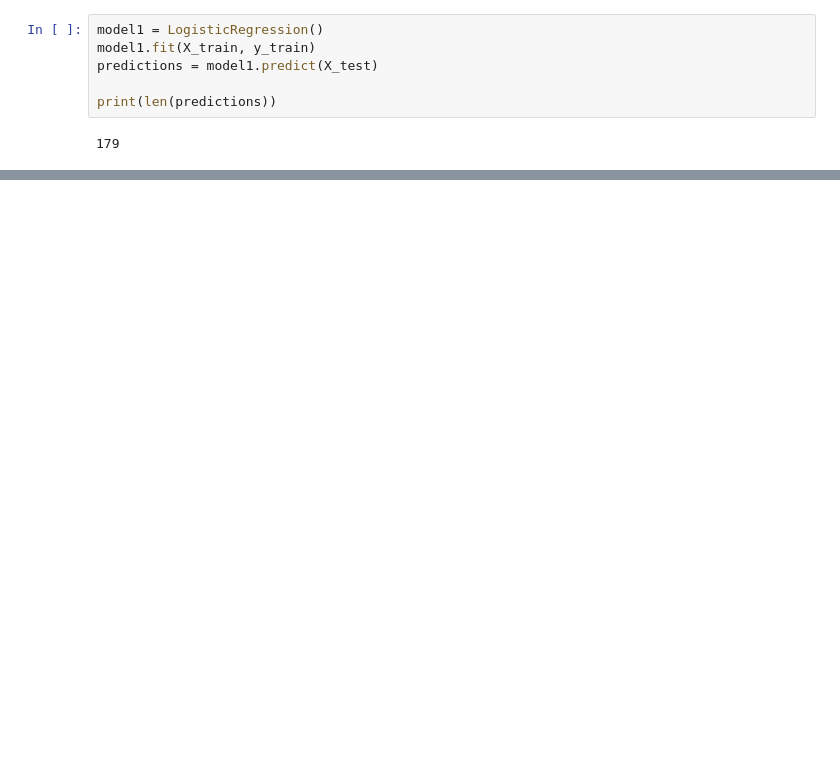
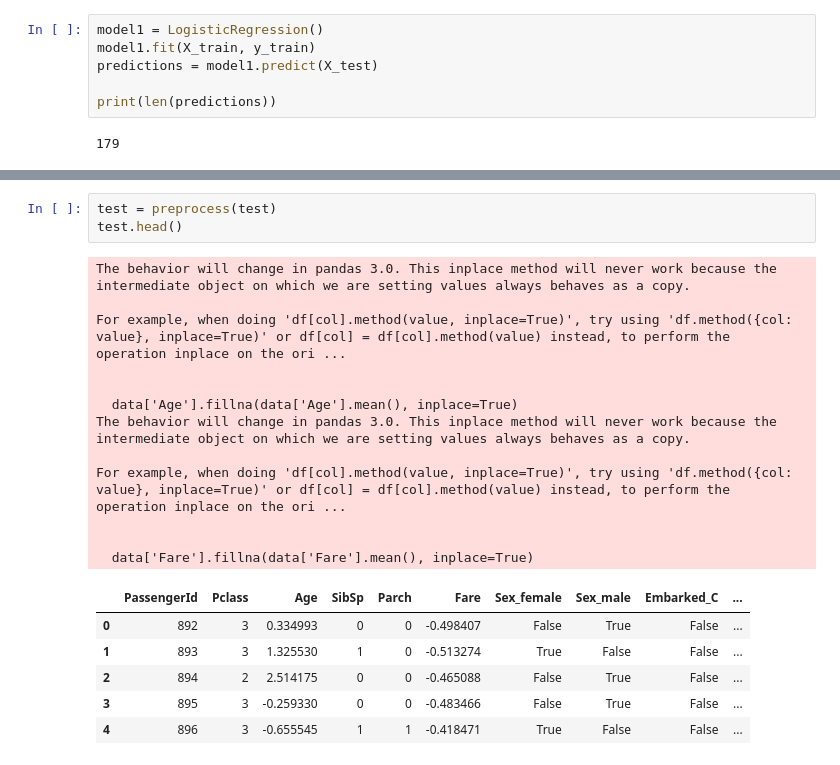
Before and after one commit to AMOGHA1140/kaggle_contents, a Jupyter notebook: titanic/model.ipynb, the cells around one changed output, grey strips where cells are left out. Saved outputs shown, nothing was run; the diff lists cells and outputs as text; blank space fills up the shorter version.

```diff
--- a/titanic/model.ipynb
+++ b/titanic/model.ipynb
@@ -78,0 +86,22 @@ F1 Score: 0.7552447552447552
+# %%
+test = preprocess(test)
+test.head()
+# %% [output]
+The behavior will change in pandas 3.0. This inplace method will never work because the intermediate object on which we are setting values always behaves as a copy.
+
+For example, when doing 'df[col].method(value, inplace=True)', try using 'df.method({col: value}, inplace=True)' or df[col] = df[col].method(value) instead, to perform the operation inplace on the ori ...
+
+
+  data['Age'].fillna(data['Age'].mean(), inplace=True)
+The behavior will change in pandas 3.0. This inplace method will never work because the intermediate object on which we are setting values always behaves as a copy.
+
+For example, when doing 'df[col].method(value, inplace=True)', try using 'df.method({col: value}, inplace=True)' or df[col] = df[col].method(value) instead, to perform the operation inplace on the ori ...
+
+
+  data['Fare'].fillna(data['Fare'].mean(), inplace=True)
+|  | PassengerId | Pclass | Age | SibSp | Parch | Fare | Sex_female | Sex_male | Embarked_C | ... |
+| 0 | 892 | 3 | 0.334993 | 0 | 0 | -0.498407 | False | True | False | ... |
+| 1 | 893 | 3 | 1.325530 | 1 | 0 | -0.513274 | True | False | False | ... |
+| 2 | 894 | 2 | 2.514175 | 0 | 0 | -0.465088 | False | True | False | ... |
+| 3 | 895 | 3 | -0.259330 | 0 | 0 | -0.483466 | False | True | False | ... |
+| 4 | 896 | 3 | -0.655545 | 1 | 1 | -0.418471 | True | False | False | ... |
```
Also changed, not shown: parts of 5 cells of this notebook.
